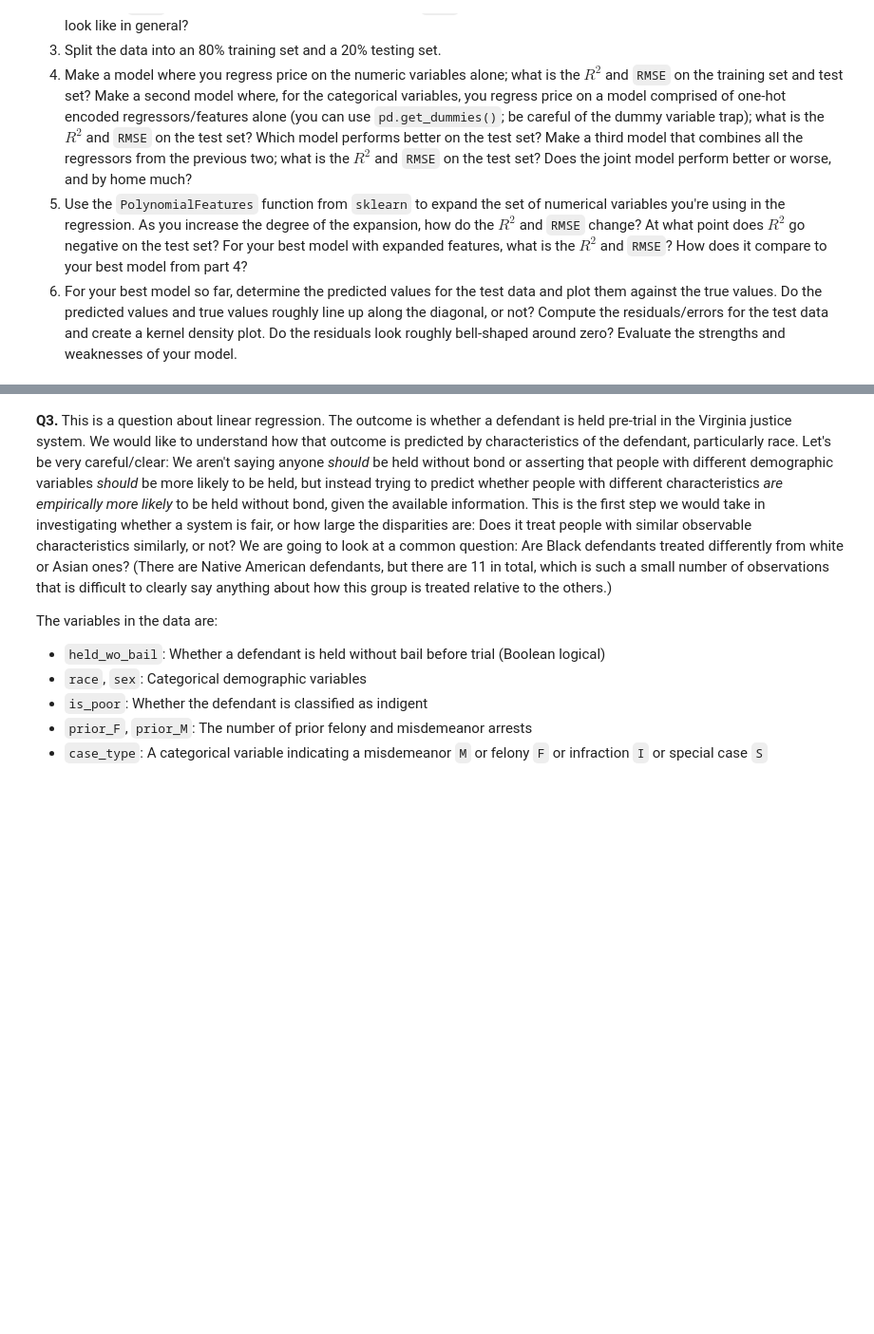
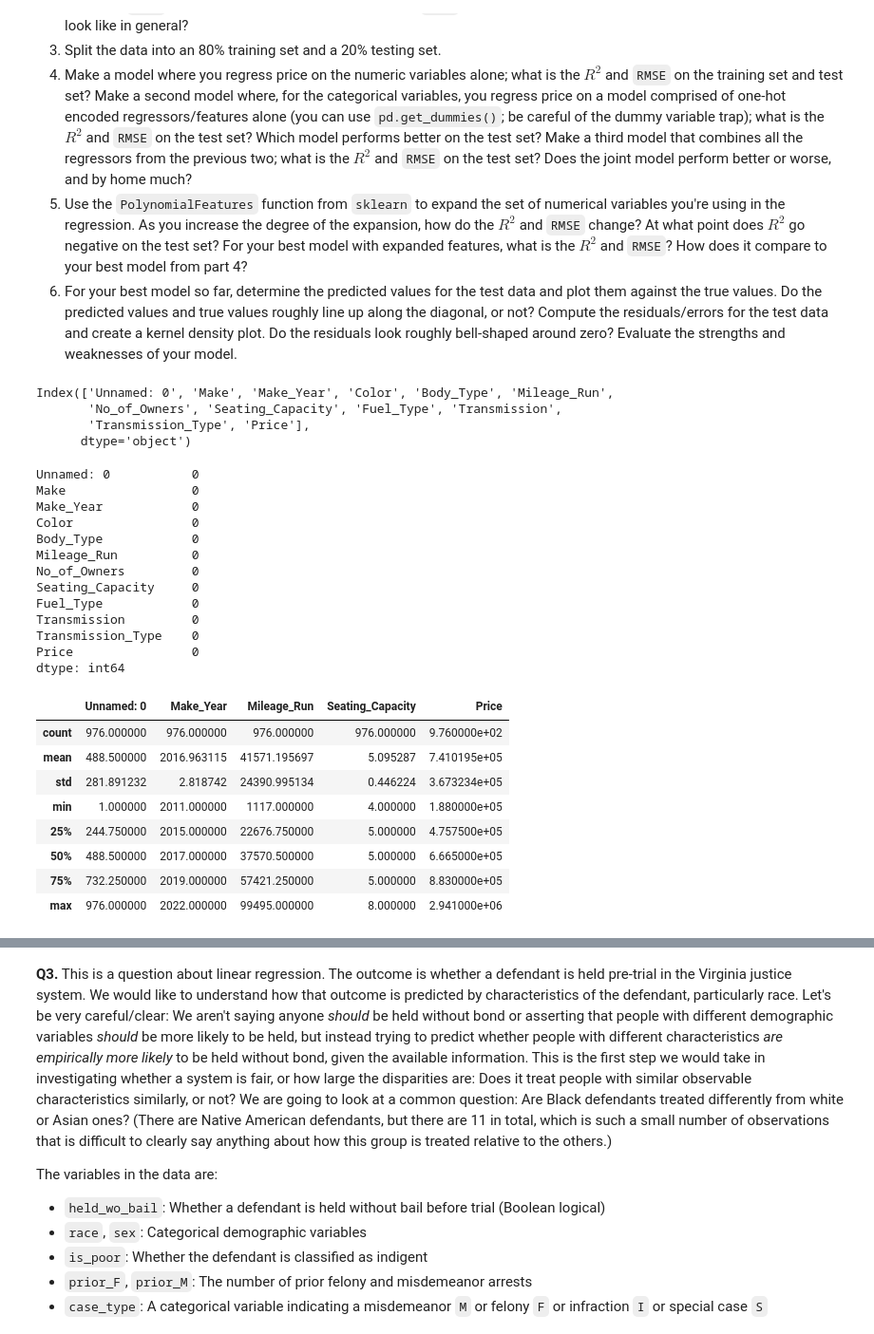
Before and after one commit to Ethan-code-1/linearRegression, a Jupyter notebook: assignment.ipynb, the cells around one changed output, grey strips where cells are left out. Shown at 95% size. Drawn from its saved outputs; the diff is of its cells as text; code cells hidden in the pictures; blank space fills up the shorter version.

```diff
--- a/assignment.ipynb
+++ b/assignment.ipynb
@@ -164,3 +166,38 @@ the RMSE is  114.27692123130633
   4. Make a model where you regress price on the numeric variables alone; what is the $R^2$ and `RMSE` on the training set and test set? Make a second model where, for the categorical variables, you regress price on a model comprised of one-hot encoded regressors/features alone (you can use `pd.get_dummies()`; be careful of the dummy variable trap); what is the $R^2$ and `RMSE` on the test set? Which model performs better on the test set? Make a third model that combines all the regressors from the previous two; what is the $R^2$ and `RMSE` on the test set? Does the joint model perform better or worse, and by home much?
   5. Use the `PolynomialFeatures` function from `sklearn` to expand the set of numerical variables you're using in the regression. As you increase the degree of the expansion, how do the $R^2$ and `RMSE` change? At what point does $R^2$ go negative on the test set? For your best model with expanded features, what is the $R^2$ and `RMSE`? How does it compare to your best model from part 4?
   6. For your best model so far, determine the predicted values for the test data and plot them against the true values. Do the predicted values and true values roughly line up along the diagonal, or not? Compute the residuals/errors for the test data and create a kernel density plot. Do the residuals look roughly bell-shaped around zero? Evaluate the strengths and weaknesses of your model.
+# %%
+df = pd.read_csv("./linearRegression/data/cars_hw.csv")
+df.columns
+# %% [output]
+Index(['Unnamed: 0', 'Make', 'Make_Year', 'Color', 'Body_Type', 'Mileage_Run',
+       'No_of_Owners', 'Seating_Capacity', 'Fuel_Type', 'Transmission',
+       'Transmission_Type', 'Price'],
+      dtype='object')
+# %%
+na_vals = df.isna().sum()
+print(na_vals)
+df.describe()
+# %% [output]
+Unnamed: 0           0
+Make                 0
+Make_Year            0
+Color                0
+Body_Type            0
+Mileage_Run          0
+No_of_Owners         0
+Seating_Capacity     0
+Fuel_Type            0
+Transmission         0
+Transmission_Type    0
+Price                0
+dtype: int64
+|  | Unnamed: 0 | Make_Year | Mileage_Run | Seating_Capacity | Price |
+| count | 976.000000 | 976.000000 | 976.000000 | 976.000000 | 9.760000e+02 |
+| mean | 488.500000 | 2016.963115 | 41571.195697 | 5.095287 | 7.410195e+05 |
+| std | 281.891232 | 2.818742 | 24390.995134 | 0.446224 | 3.673234e+05 |
+| min | 1.000000 | 2011.000000 | 1117.000000 | 4.000000 | 1.880000e+05 |
+| 25% | 244.750000 | 2015.000000 | 22676.750000 | 5.000000 | 4.757500e+05 |
+| 50% | 488.500000 | 2017.000000 | 37570.500000 | 5.000000 | 6.665000e+05 |
+| 75% | 732.250000 | 2019.000000 | 57421.250000 | 5.000000 | 8.830000e+05 |
+| max | 976.000000 | 2022.000000 | 99495.000000 | 8.000000 | 2.941000e+06 |
```
Also changed, not shown: parts of 9 cells of this notebook.
